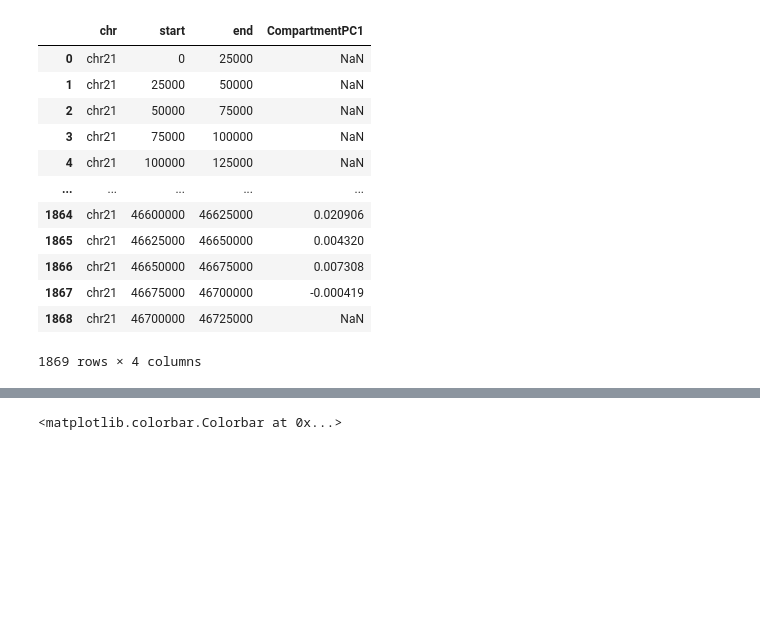
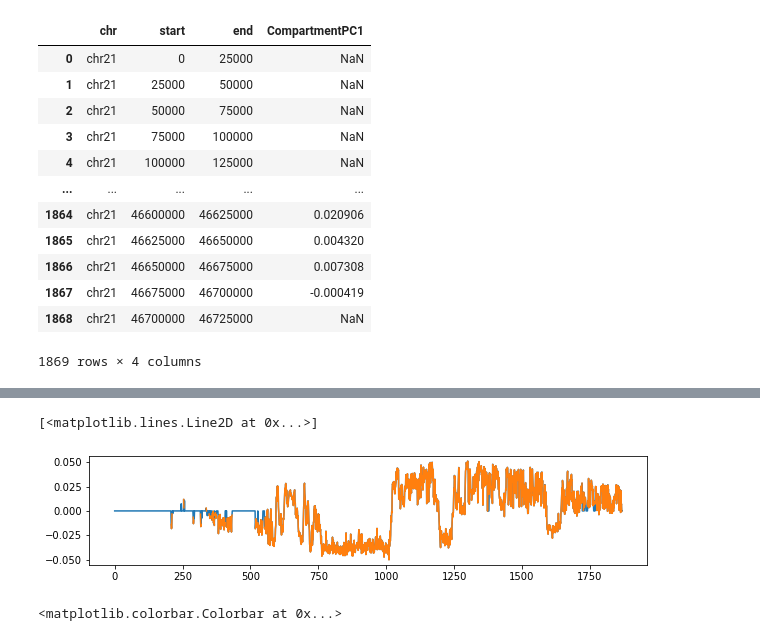
Before and after one commit to wangjk321/HiC1Dmetrics, a Jupyter notebook: ForTest.ipynb, the cells around one changed output, grey strips where cells are left out. Saved outputs shown, nothing was run; the diff lists cells and outputs as text; code cells hidden in the pictures; blank space fills up the shorter version.

```diff
--- a/ForTest.ipynb
+++ b/ForTest.ipynb
@@ -148,6 +157,39 @@ def makeExpect(df):
                 expected[i,j] = avg[distance]
 
     return(expected)
+# %%
+rawMT = np.nan_to_num(ss.matrix)
+expectMT = ss.makeExpect(rawMT)
+oeMT = np.nan_to_num(rawMT / expectMT)
+
+allzero = oeMT.sum(axis=1) == 0
+notallzeroindex = np.array(range(ss.matrix_shape))[~allzero]
+
+nonzeroMT = oeMT[~allzero,:][:,~allzero]
+nonzeroPearson = np.corrcoef(nonzeroMT)
+pearsonMT = pd.DataFrame(np.zeros((ss.matrix_shape,ss.matrix_shape)) *np.NaN)
+pearsonMT.iloc[notallzeroindex,notallzeroindex] = nonzeroPearson
+pearsonMT = np.array(pearsonMT)
+# %%
+naPos = np.isnan(pearsonMT).all(axis=1)
+pca = PCA(n_components=5)
+trained = pca.fit(np.nan_to_num(pearsonMT))
+pc1 = trained.components_
+array = pc1[0,:]
+# %%
+pca = PCA(n_components=5)
+trained = pca.fit(nonzeroPearson)
+pc1 = trained.components_
+array2 = pc1[0,:]
+testaa = np.zeros(ss.matrix_shape) * np.NaN
+testaa[notallzeroindex] = array2
+# %%
+plt.figure(figsize=(10,2))
+plt.plot(array)
+plt.plot(-testaa)
+# %% [output]
+[<matplotlib.lines.Line2D at 0x...>]
+[figure, added]
 # %%
 expectMT = makeExpect(rawMT)
 # %%
```
Also changed, not shown: parts of 10 cells of this notebook, 2 other files.
